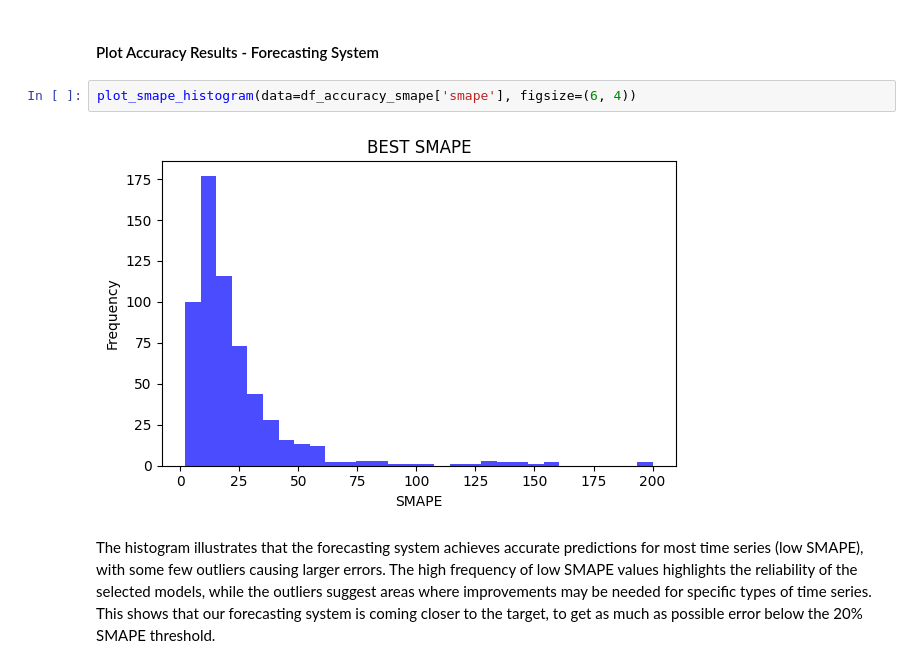
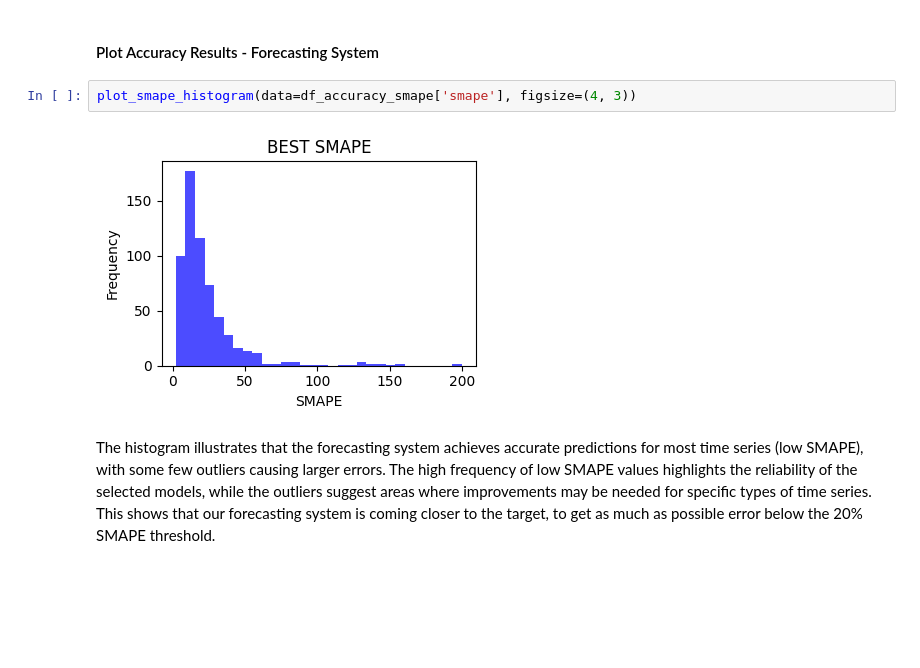
Before and after one commit to john2408/project_data_analytics, a Jupyter notebook: reports/report.ipynb, the cells around one changed output. Saved outputs shown, nothing was run; the diff lists cells and outputs as text; blank space fills up the shorter version.

```diff
--- a/reports/report.ipynb
+++ b/reports/report.ipynb
@@ -483,9 +470,9 @@ This analysis proves our previous statement that combining the models into a For
 # %% [markdown]
 #### Plot Accuracy Results - Forecasting System
 # %%
-plot_smape_histogram(data=df_accuracy_smape['smape'], figsize=(6, 4))
+plot_smape_histogram(data=df_accuracy_smape['smape'], figsize=(4, 3))
 # %% [output]
-[figure, old version]
+[figure, new version]
 # %% [markdown]
 The histogram illustrates that the forecasting system achieves accurate predictions for most time series (low SMAPE), with some few outliers causing larger errors. The high frequency of low SMAPE values highlights the reliability of the selected models, while the outliers suggest areas where improvements may be needed for specific types of time series. This shows that our forecasting system is coming closer to the target, to get as much as possible error below the 20% SMAPE threshold.
 # %% [markdown]
```
Also changed, not shown: parts of 30 cells of this notebook, 3 other files.
